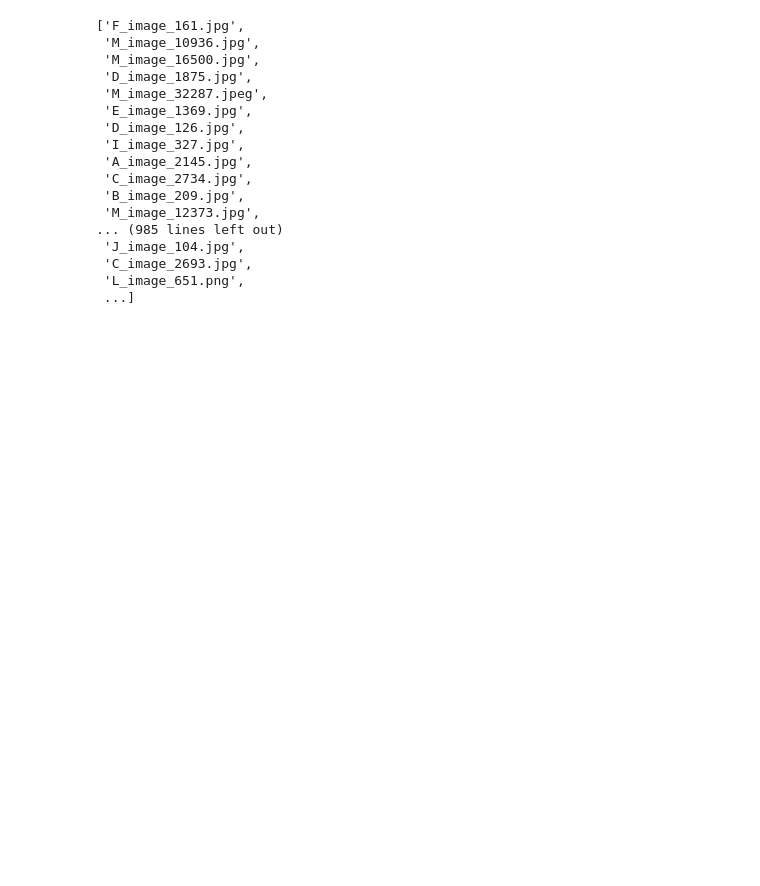
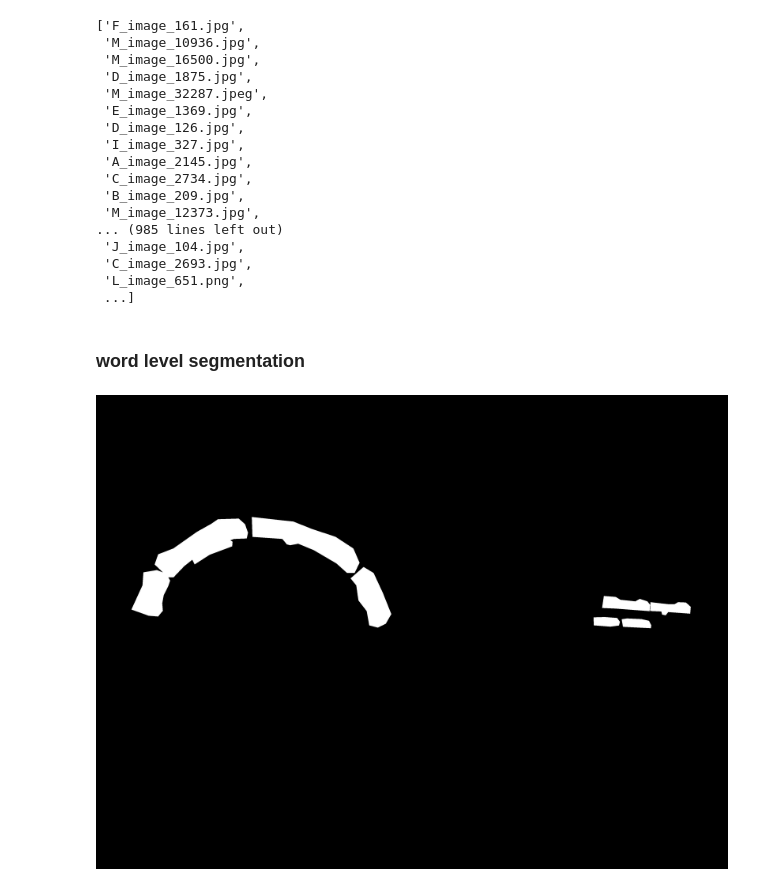
Before and after one commit to MlLearnerAkash/Hi-SAM-Indic, a Jupyter notebook: noteboks/bstd2totaltext.ipynb, the cells around one changed output. Saved outputs shown, nothing was run; the diff lists cells and outputs as text; code cells hidden in the pictures; blank space fills up the shorter version.

```diff
--- a/noteboks/bstd2totaltext.ipynb
+++ b/noteboks/bstd2totaltext.ipynb
@@ -157,3 +216,5 @@ os.listdir('/home/akash/ws/dataset/ST/BharatST/YOLODataset/images/val/')
  'C_image_2693.jpg',
  'L_image_651.png',
  ...]
+# %% [markdown]
+### word level segmentation
@@ -159,0 +260,12 @@ os.listdir('/home/akash/ws/dataset/ST/BharatST/YOLODataset/images/val/')
+# %%
+from PIL import Image
+from IPython.display import display
+
+rgb_image = cv2.cvtColor(mask, cv2.COLOR_BGR2RGB)
+pil_image = Image.fromarray(rgb_image)
+
+display(pil_image)
+
+pil_image.save('L_image_363.jpg')
+# %% [output]
+[figure, added]
```
Also changed, not shown: parts of 5 cells of this notebook, 1 other file.
